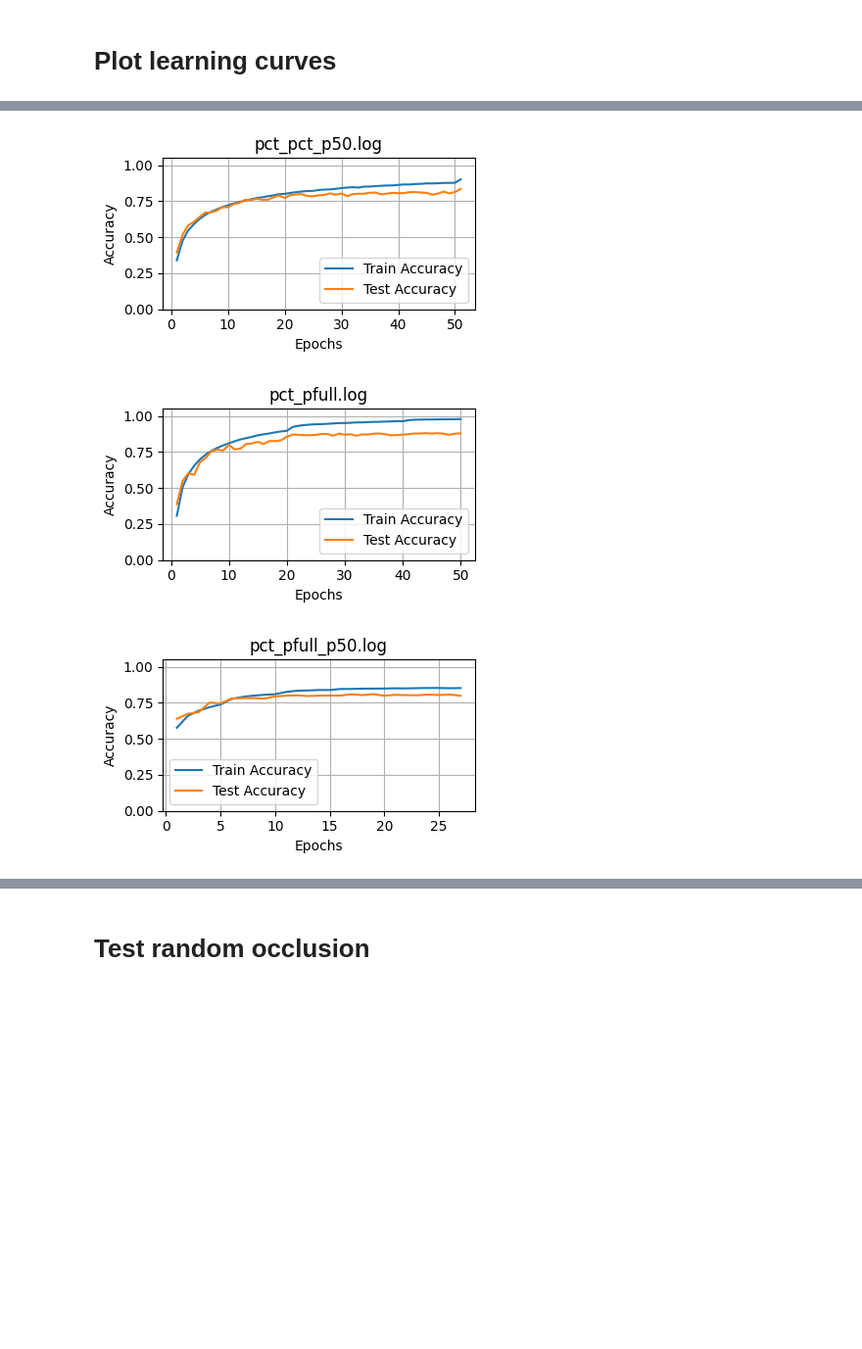
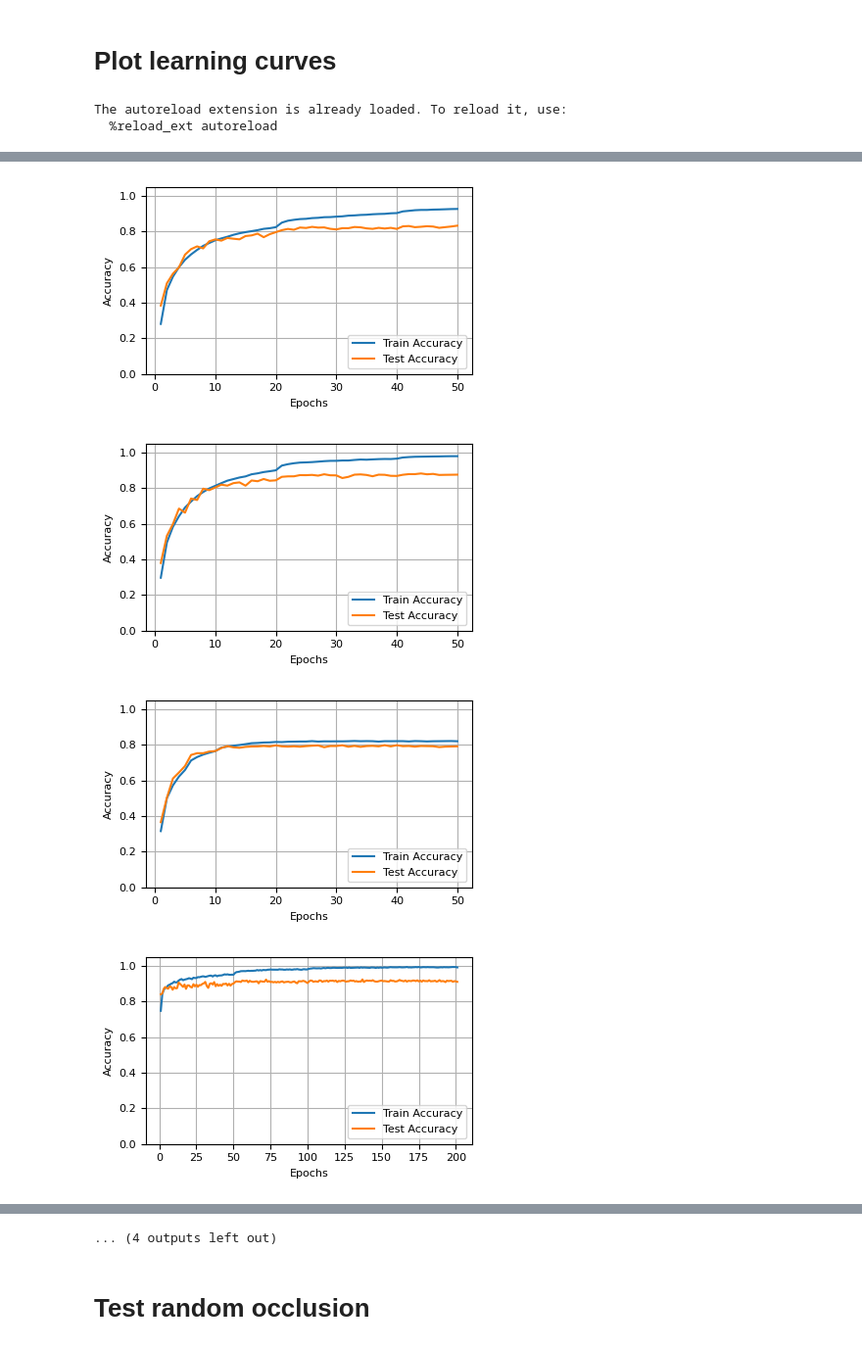
Before and after one commit to DavidClaszen/pointcloud-bench, a Jupyter notebook: notebooks/PCT-plots.ipynb, the cells around one changed output, grey strips where cells are left out. Shown at 98% size. Saved outputs shown, nothing was run; the diff lists cells and outputs as text; code cells hidden in the pictures; blank space fills up the shorter version.

Commit message:
better curve plots

```diff
--- a/notebooks/PCT-plots.ipynb
+++ b/notebooks/PCT-plots.ipynb
@@ -1,6 +1,9 @@
 # %% [markdown]
 # Plot learning curves
 # %%
+%load_ext autoreload
+%autoreload 2
+
 import os
 from visuals import parse_log, plot_log
 
@@ -11,5 +14,13 @@ logs = os.listdir(LOG_PATH)
 
 for log in logs:
     df = parse_log(LOG_PATH, log)
-    plot_log(df, store_plots=PLOT_PATH, figsize=(4, 2.5), title=log)
+    plot_log(
+        df=df,
+        store_plots=PLOT_PATH,
+        figsize=(4, 2.5),
+        title='', # replace with this for descriptive title log.replace('.log', '').replace('_', ' on ')
+        font_size=8
+    )
 # %% [output]
+The autoreload extension is already loaded. To reload it, use:
+  %reload_ext autoreload
@@ -22,3 +33,4 @@ for log in logs:
-[figure, old version]
+[figure, new version]
-[figure, old version]
+[figure, new version]
-[figure, old version]
+[figure, new version]
+[figure, added]
@@ -25,3 +38,4 @@ for log in logs:
+... (4 outputs left out)
 # %% [markdown]
 # Test random occlusion
 # %%
```
Also changed, not shown: parts of 1 cell of this notebook, 1 other file.
